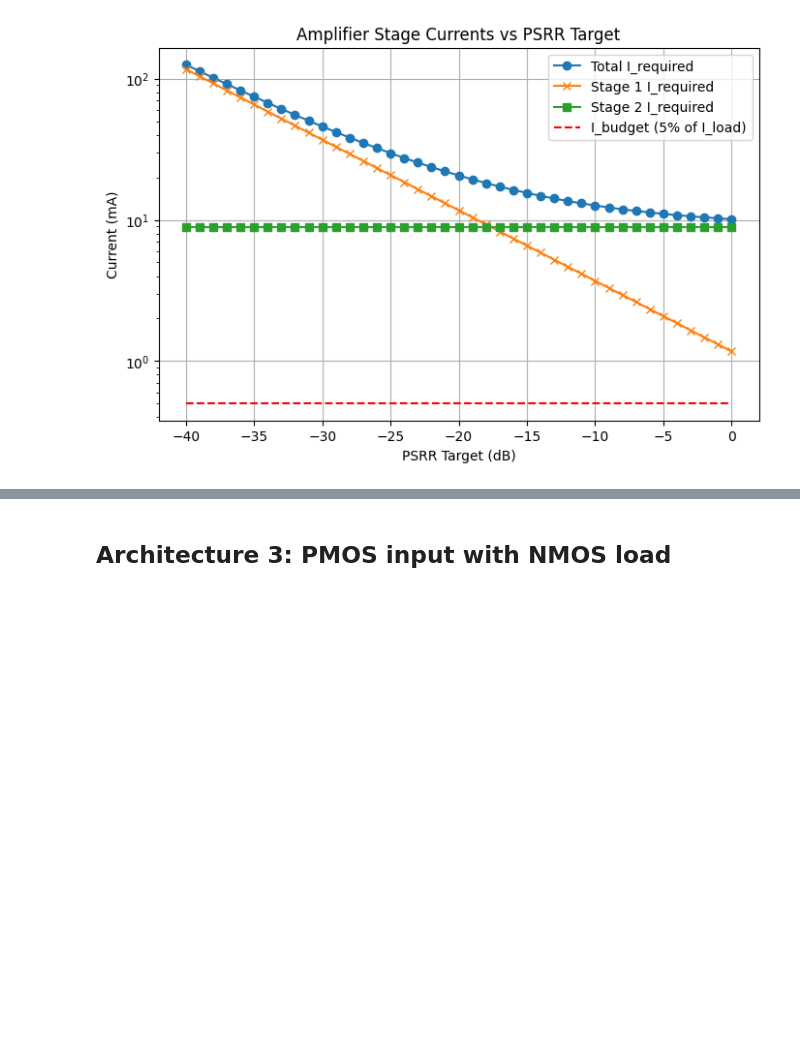
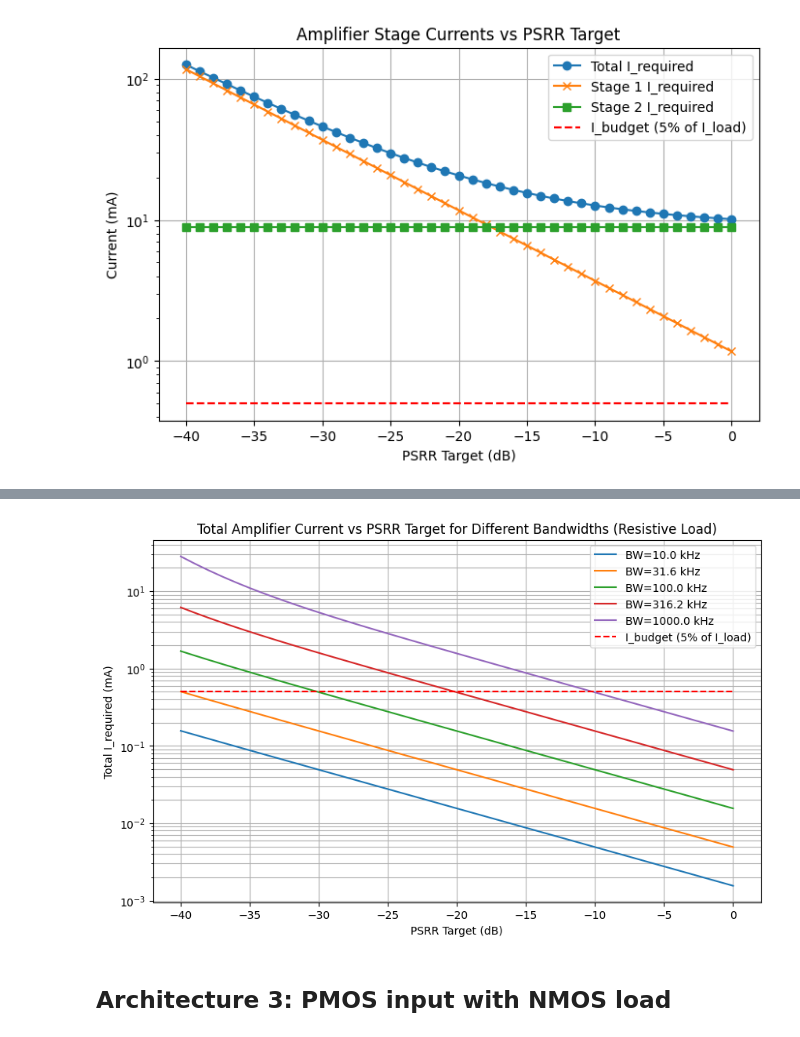
Before and after one commit to Sakthi-Kalidasan/C_ID_repo, a Jupyter notebook: LDO/LDO_Analysis.ipynb, the cells around one changed output, grey strips where cells are left out. Drawn from its saved outputs; the diff is of its cells as text; code cells hidden in the pictures; blank space fills up the shorter version.

```diff
--- a/LDO/LDO_Analysis.ipynb
+++ b/LDO/LDO_Analysis.ipynb
@@ -1123,55 +1150,46 @@ import matplotlib.pyplot as plt
 # Use the resistive load architecture functions for the sweep
 # (estimate_stage2_cs_amp_with_res_load_params and estimate_stage1_cs_amp_params)
 
-# Define bandwidths to sweep (log scale from 10kHz to 1MHz, 10 points)
-f_bw_sweep = np.logspace(4, 6, 10)  # 10^4 to 10^6 Hz
+# Define bandwidths to sweep (log scale from 10kHz to 1MHz, 5 points)
+f_bw_sweep = np.logspace(4, 6, 5)  # 10^4 to 10^6 Hz
 
 PSRR_sweep = np.arange(-40, 1, 1)  # PSRR in dB from -40 to 0
 I_total_vs_bw_psrr = np.zeros((len(f_bw_sweep), len(PSRR_sweep)))
 
-kgmp_target = 15  # Use the same as previous cells
+kgmp_target = 20  # Use the same as previous cells
 
 for i, f_bw_val in enumerate(f_bw_sweep):
     I_total_list = []
     # Set the stage 2 pole (f_p) as a function of PSRR, e.g., f_p = f_bw_val * 10**(-psrr_db/20) * 100
     for psrr_db in PSRR_sweep:
         f_p = f_bw_val * 10**(-psrr_db/20) * np.tan(np.pi/3)  # f_p increases as PSRR target relaxes
-        # Stage 2 estimation
-        I_req_stg2, Av_stage2, C_in_stage2 = estimate_stage2_cs_amp_with_res_load_params(
-            csv_file, V_DC_amp_stage2, C_L, f_p, kgmp_target=kgmp_target
-        )
-        PSRR_target = 10**(psrr_db / 20)
-        # Stage 1 estimation
-        stage1_results = estimate_stage1_cs_amp_params(
-            PSRR_target, Av_stage2, V_ctrl, V_out, f_p, C_in_stage2, kgm1_max=25
-        )
-        I_total = I_req_stg2 + stage1_results['I_req_stg_1']
-        I_total_list.append(I_total)
-    for psrr_db in PSRR_sweep:
         # Stage 2 estimation
         I_req_stg2, Av_stage2, C_in_stage2 = estimate_stage2_cs_amp_with_res_load_params(
             csv_file, V_DC_amp_stage2, C_L, f_p, kgmp_target=kgmp_target
         )
         PSRR_target = 10**(psrr_db / 20)
         # Stage 1 estimation
         stage1_results = estimate_stage1_cs_amp_params(
             PSRR_target, Av_stage2, V_ctrl, V_out, f_p, C_in_stage2, kgm1_max=25
         )
         I_total = I_req_stg2 + stage1_results['I_req_stg_1']
         I_total_list.append(I_total)
     I_total_vs_bw_psrr[i, :] = I_total_list
 
 # Plotting
 plt.figure(figsize=(10, 6))
 for i, f_bw_val in enumerate(f_bw_sweep):
     plt.plot(PSRR_sweep, I_total_vs_bw_psrr[i, :]*1e3, label=f'BW={f_bw_val/1e3:.1f} kHz')
 plt.yscale('log')
 plt.xlabel('PSRR Target (dB)')
 plt.ylabel('Total I_required (mA)')
+plt.hlines(I_budget*1e3, PSRR_sweep[0], PSRR_sweep[-1], color='r', linestyle='--', label='I_budget (5% of I_load)')
 plt.title('Total Amplifier Current vs PSRR Target for Different Bandwidths (Resistive Load)')
 plt.legend()
 plt.grid(True, which='both')
 plt.show()
+# %% [output]
+[figure, added]
 # %% [markdown]
 ## Architecture 3: PMOS input with NMOS load
 # %%
```
Also changed, not shown: parts of 2 cells of this notebook, 15 other files.
